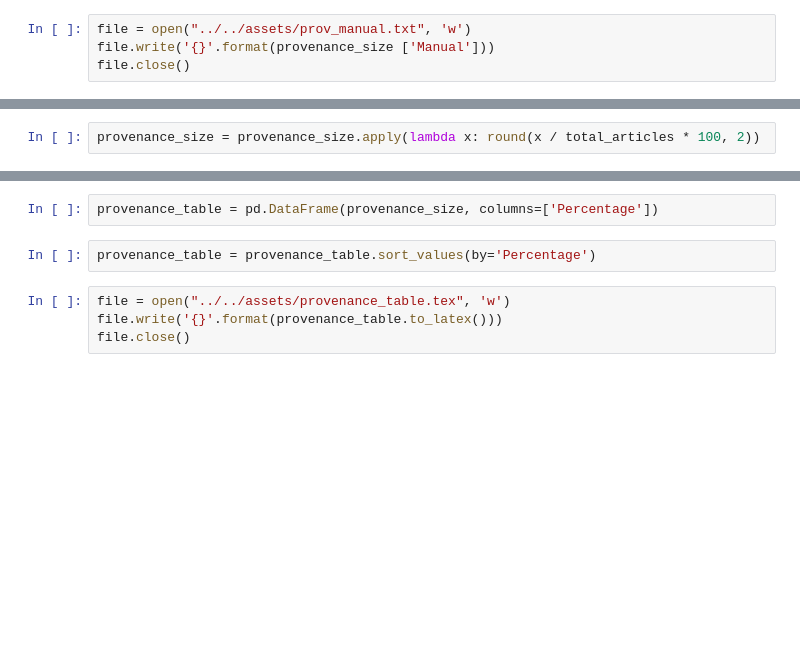
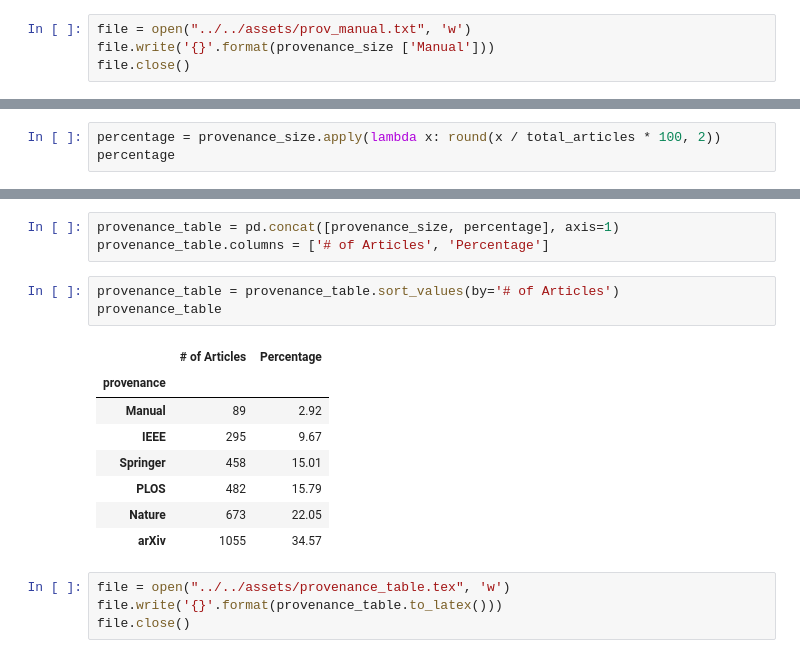
Before and after one commit to Nikoleta-v3/bibliometric-study-of-the-prisoners-dilemma, a Jupyter notebook: src/nbs/1. General & Temporal Analysis.ipynb, the cells around one changed output, grey strips where cells are left out. Cells and saved outputs as stored; diff of their text form; blank space fills up the shorter version.

```diff
--- a/src/nbs/1. General & Temporal Analysis.ipynb
+++ b/src/nbs/1. General & Temporal Analysis.ipynb
@@ -63,2 +74,3 @@ file.close()
 # %%
-provenance_size = provenance_size.apply(lambda x: round(x / total_articles * 100, 2))
+percentage = provenance_size.apply(lambda x: round(x / total_articles * 100, 2))
+percentage
@@ -65,7 +86,18 @@ provenance_size = provenance_size.apply(lambda x: round(x / total_articles * 100
 # %%
-provenance_table = pd.DataFrame(provenance_size, columns=['Percentage'])
+provenance_table = pd.concat([provenance_size, percentage], axis=1)
+provenance_table.columns = ['# of Articles', 'Percentage']
 # %%
-provenance_table = provenance_table.sort_values(by='Percentage')
+provenance_table = provenance_table.sort_values(by='# of Articles')
+provenance_table
+# %% [output]
+|  | # of Articles | Percentage |
+| provenance |  |  |
+| Manual | 89 | 2.92 |
+| IEEE | 295 | 9.67 |
+| Springer | 458 | 15.01 |
+| PLOS | 482 | 15.79 |
+| Nature | 673 | 22.05 |
+| arXiv | 1055 | 34.57 |
 # %%
 file = open("../../assets/provenance_table.tex", 'w')
 file.write('{}'.format(provenance_table.to_latex()))
```
Also changed, not shown: parts of 21 cells of this notebook, 11 other files.
